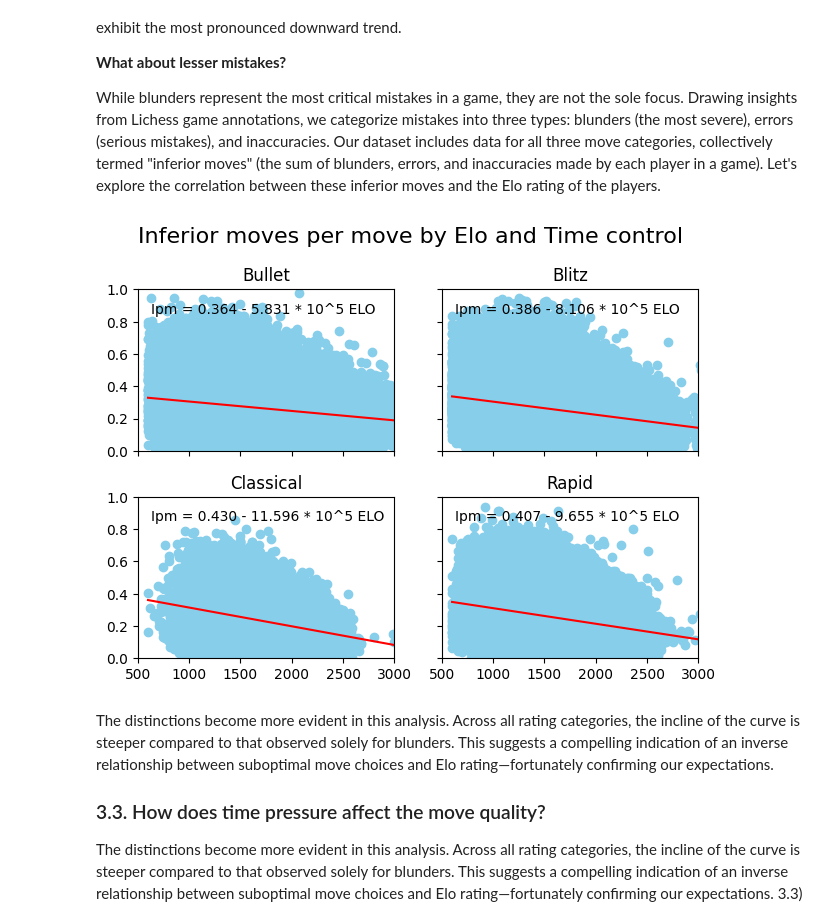
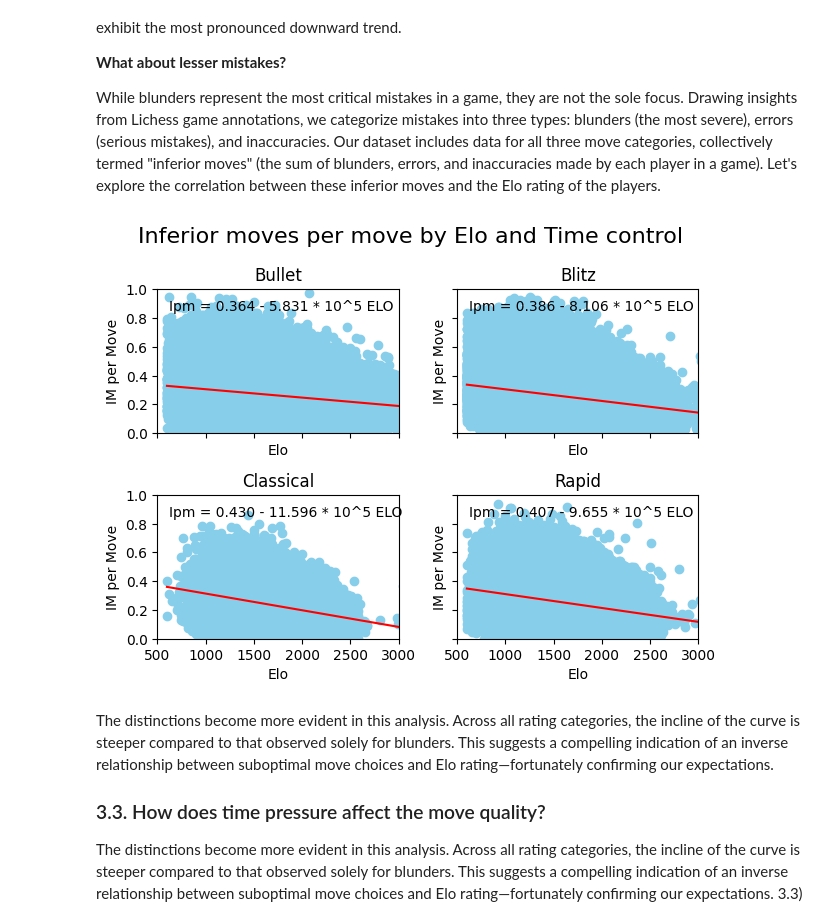
Before and after one commit to ThomasByr/lichess-analysis-of-chess-games, a Jupyter notebook: analysis.ipynb, the cells around one changed output. Cells and saved outputs as stored; diff of their text form; code cells hidden in the pictures.

```diff
--- a/analysis.ipynb
+++ b/analysis.ipynb
@@ -782,7 +787,7 @@ for game_type in game_types:
 # %%
 # create a figure with len(game_types) subplots arranged in a 2x(len(game_types) // 2) grid
 fig, axs = plt.subplots((len(game_types)+1) // 2, 2, sharex=True, sharey=True)
-fig.suptitle("Times the balance of a game changes by rating and time control", fontsize=16)
+fig.suptitle("Times the balance of a game changes by Rating and Time Control", fontsize=16)
 
 # iterate through game types
 for i, (game_type, elo_categories_dict) in enumerate(game_flips_dict.items()):
@@ -823,6 +828,7 @@ for i, (game_type, elo_categories_dict) in enumerate(game_flips_dict.items()):
         )
         ax.set_yticks(range(1, len(elo_categories) + 1))
         ax.set_yticklabels(elo_categories)
+        ax.set_xlabel("Game flips")
         ax.set_title(f"{game_type}")
 
 plt.show()
@@ -896,7 +902,7 @@ for game_type in game_types:
 # %%
 # create a figure with len(game_types) subplots arranged in a 2x(len(game_types) // 2) grid
 fig, axs = plt.subplots((len(game_types)+1) // 2, 2, sharex=True, sharey=True)
-fig.suptitle("Average Blunders per Move", fontsize=16)
+fig.suptitle("Average Blunders per Move by Rating and Time Control", fontsize=16)
 
 bar_width = 0.5
 # iterate through game types
@@ -913,6 +919,8 @@ for i, (game_type, elo_categories_dict) in enumerate(game_flips_dict.items()):
     ax.barh(y_pos, avg_blunders, bar_width, align="center", color="skyblue")
     ax.set_yticks(y_pos)
     ax.set_yticklabels(new_elo_categories)
+    ax.set_xlabel("Average Blunders per Move")
+    ax.set_ylabel("Rating")
     ax.set_title(game_type)
 
 plt.tight_layout()
@@ -981,6 +989,8 @@ for i, (game_type, elo_blunder_list) in enumerate(blunders_per_moves.items()):
     # set x and y limits
     ax.set_xlim(500, 3000)
     ax.set_ylim(0, 1)
+    ax.set_ylabel("Blunders per Move")
+    ax.set_xlabel("Elo")
 
 plt.tight_layout()
 plt.show()
@@ -1023,34 +1033,36 @@ for i, (game_type, elo_inferior_moves_list) in enumerate(inferior_moves_per_move
     # calculate the subplot position (len(game_types) // 2 rows, 2 columns)
     row, col = i // 2, i % 2
 
     # select the subplot
     ax = axs[row, col]
 
     # extract elo and inferior_moves_per_move
     elo, inferior_moves_per_move = zip(*elo_inferior_moves_list)
 
     # scatter plot
     ax.scatter(elo, inferior_moves_per_move, color="skyblue")
     ax.set_title(game_type)
 
     # plot a line of best fit
     m, b = np.polyfit(elo, inferior_moves_per_move, 1)
     ax.plot(elo, m * np.array(elo) + b, color="red")
 
     # display the equation
     sign = "+" if m > 0 else "-"
     ax.text(
         0.05, 0.85, f"Ipm = {b:.3f} {sign} {1e5 * abs(m):.3f} * 10^5 ELO", transform=ax.transAxes
     )
 
     # # set x and y limits
     ax.set_xlim(500, 3000)
     ax.set_ylim(0, 1)
+    ax.set_ylabel("IM per Move")
+    ax.set_xlabel("Elo")
 
 plt.tight_layout()
 plt.show()
 # %% [output]
-[figure, old version]
+[figure, new version]
 # %% [markdown]
 The distinctions become more evident in this analysis. Across all rating categories, the incline of the curve is steeper compared to that observed solely for blunders. This suggests a compelling indication of an inverse relationship between suboptimal move choices and Elo rating—fortunately confirming our expectations.
 
```
Also changed, not shown: parts of 8 cells of this notebook.
